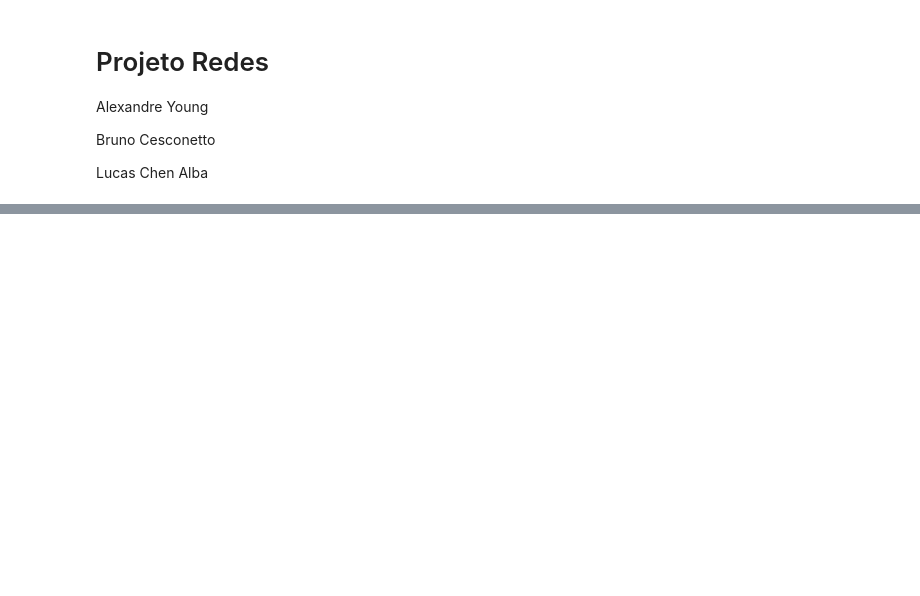
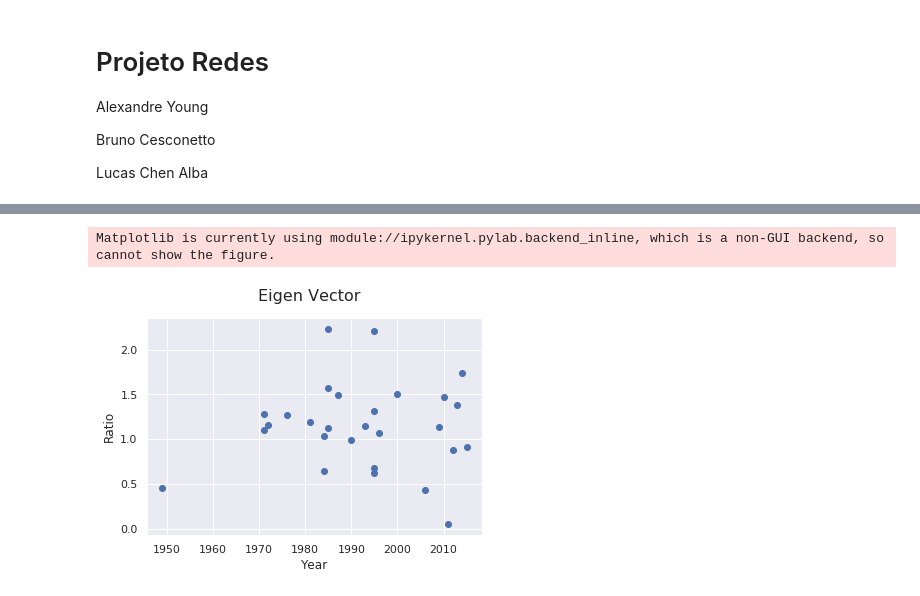
Before and after one commit to brunoartc/RedesSociais, a Jupyter notebook: dev_repos.ipynb, the cells around one changed output, grey strips where cells are left out. Drawn from its saved outputs; the diff is of its cells as text; code cells hidden in the pictures; blank space fills up the shorter version.

Commit message:
Progresso nas hipóteses, temos gráficos Ratio x Ano de criação das linguagens.

```diff
--- a/dev_repos.ipynb
+++ b/dev_repos.ipynb
@@ -382,0 +422,31 @@ deg_df.sort_values('degree_repo', ascending=0)
+# %%
+dev_ord_id = dev_df.sort_values('id', ascending=0)
+repo_ord_id = repo_df.sort_values('id', ascending=0)
+
+lang_year = {}
+for n in onemode_repos_g.nodes:
+    try:
+        lang_year[onemode_repos_g.nodes[n]['label']] = onemode_repos_g.nodes[n]['year']
+    except:
+        pass
+
+langs_eig_vec_ratio = []
+for i in range(len(repo_df)):
+    if((repo_ord_id['degree'][i] > 0) and (dev_ord_id['degree'][i] > 0)):
+        langs_eig_vec_ratio.append([((repo_ord_id['eigen_vector'][i] / max(repo_ord_id['eigen_vector'])) / (dev_ord_id['eigen_vector'][i] / max(dev_ord_id['eigen_vector']))), dev_ord_id['id'][i], lang_year[dev_ord_id['id'][i]]])
+
+lang_eig_ratio_df = pd.DataFrame()
+lang_eig_ratio_df['id'] = [lang[1] for lang in langs_eig_vec_ratio]
+lang_eig_ratio_df['ratio'] = [lang[0] for lang in langs_eig_vec_ratio]
+lang_eig_ratio_df['year'] = [lang[2] for lang in langs_eig_vec_ratio]
+
+
+ax = pylab.subplot(111)
+ax.scatter(lang_eig_ratio_df['year'], lang_eig_ratio_df['ratio'])
+pylab.xlabel('Year')
+pylab.ylabel('Ratio')
+pylab.suptitle('Eigen Vector', fontsize=16)
+ax.figure.show()
+# %% [output]
+Matplotlib is currently using module://ipykernel.pylab.backend_inline, which is a non-GUI backend, so cannot show the figure.
+[figure, added]
```
Also changed, not shown: parts of 24 cells of this notebook, 5 other files.
